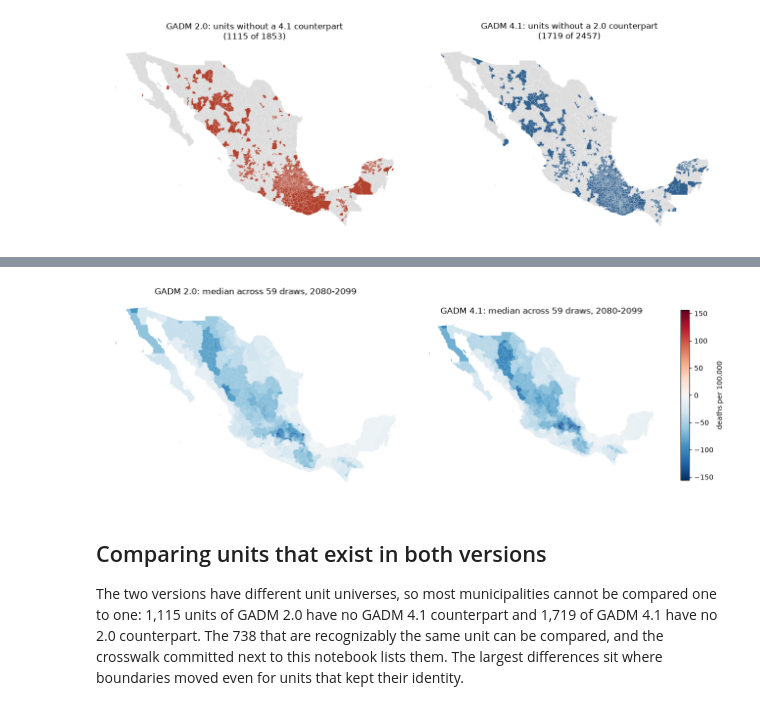
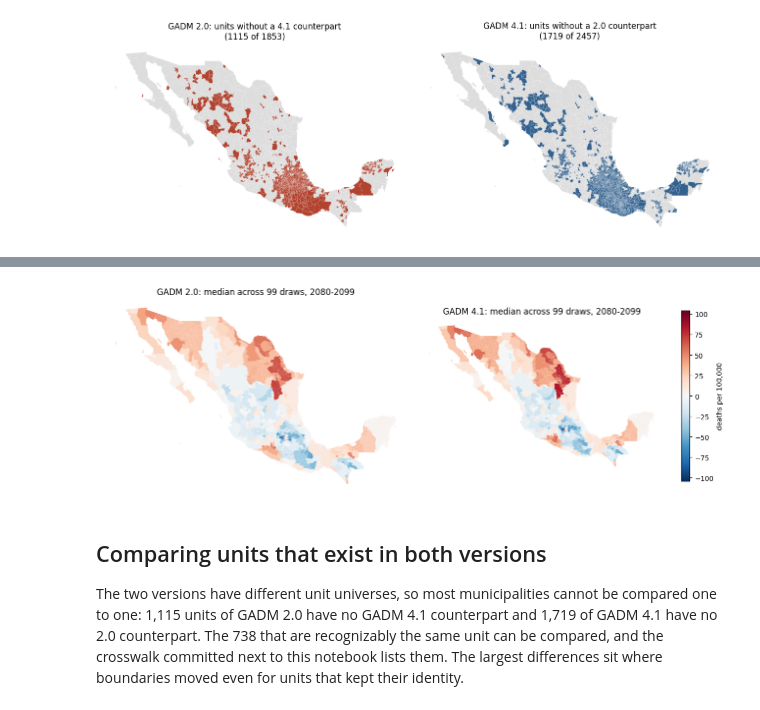
Before and after one commit to ClimateImpactLab/cil_regionalization, a Jupyter notebook: examples/rates/rates_mexico.ipynb, the cells around one changed output, grey strips where cells are left out. Saved outputs shown, nothing was run; the diff lists cells and outputs as text; code cells hidden in the pictures.

Commit message:
Rewrite Mexico notebook around the effect of climate change

```diff
--- a/examples/rates/rates_mexico.ipynb
+++ b/examples/rates/rates_mexico.ipynb
@@ -43,0 +73,13 @@ print(len(shapes20), "municipalities in GADM 2.0;", len(shapes41), "in GADM 4.1"
+# %%
+draw = compute.load_draw("batch0", "GFDL-ESM2G")
+mex = draw[draw["hierid"].str.startswith("MEX") & (draw["year"] == 2099)]
+
+def national(col):
+    return (mex[col] * mex["population"]).sum() / mex["population"].sum() * 1e5
+
+for label, col in (
+    ("full adaptation, rebased alone", "fulladapt"),
+    ("histclim, rebased alone", "histclim"),
+    ("effect of climate change", "effect"),
+):
+    print(f"{label:32s} {national(col):+8.1f} per 100,000, national, 2099")
@@ -57,14 +103,13 @@ The GADM 4.1 weights record partially covered coastal regions
 `allow_partial_coverage=True`; `compute.py` does this and the weight
 manifests record the affected regions.
 # %%
-draw = compute.load_draw("batch8", "GFDL-ESM2G")
 r20 = compute.ratio_rate(draw, "2.0")
 r41 = compute.ratio_rate(draw, "4.1")
 
 for name, r, keys in (("2.0", r20, ["ISO"]), ("4.1", r41, ["GID_0"])):
     d99 = r[r["year"] == 2099]
-    mex = d99[d99[keys[0]] == "MEX"]
-    print(f"GADM {name}: {len(mex)} Mexican municipalities, "
+    mex_units = d99[d99[keys[0]] == "MEX"]
+    print(f"GADM {name}: {len(mex_units)} Mexican municipalities, "
           f"allocated deaths {d99['deaths'].sum():.4e}, "
-          f"rates {mex['per100k'].min():.0f} to {mex['per100k'].max():.0f} per 100,000")
+          f"effects {mex_units['per100k'].min():.0f} to {mex_units['per100k'].max():.0f} per 100,000")
 # %% [output]
@@ -89,22 +134,22 @@ w_int = compute.load_weights("2.0", "per_destination")
 d = draw[draw["hierid"].isin(set(w_int.frame["hierid"]))]
 import cil_regionalization as cilreg
 intensive = cilreg.apply_weights(
-    w_int, d[["hierid", "year", "rebased"]],
-    kind="intensive", weight="pop", value_col="rebased",
+    w_int, d[["hierid", "year", "effect"]],
+    kind="intensive", weight="pop", value_col="effect",
     data_version=compute.DATA_VERSION,
     restrict_to_sources={(h,) for h in d["hierid"].unique()},
 ).frame
-intensive["per100k_intensive"] = intensive["rebased"] * 1e5
+intensive["per100k_intensive"] = intensive["effect"] * 1e5
 
 both = (r20[r20["year"] == 2099]
         .merge(intensive[intensive["year"] == 2099],
                on=["ISO", "ID_1", "ID_2", "year"]))
 both["difference"] = both["per100k"] - both["per100k_intensive"]
-growth = compute.load_draw("batch8", "GFDL-ESM2G").pivot_table(
+growth = draw.pivot_table(
     index="hierid", columns="year", values="population", aggfunc="first")
 mex_growth = growth[growth.index.str.startswith("MEX")]
-ratios = mex_growth[2099] / mex_growth[2050]
-print(f"population growth 2050 to 2099, all Mexican regions: "
+ratios = mex_growth[2099] / mex_growth[2080]
+print(f"population growth 2080 to 2099, all Mexican regions: "
       f"{ratios.min():.6f} to {ratios.max():.6f}")
 print(f"ratio vs intensive, 2099, {len(both)} municipalities: "
       f"largest |difference| {both['difference'].abs().max():.3f} per 100,000")
@@ -152,25 +210,25 @@ is why the interactive maps live in that standalone page;
 # %%
 q20 = compute.window_percentiles("2.0")
 q41 = compute.window_percentiles("4.1")
 
 def zero_centered(values):
     m = float(np.nanmax(np.abs(values)))
     return TwoSlopeNorm(vmin=-m, vcenter=0.0, vmax=m)
 
 fig, axes = plt.subplots(1, 2, figsize=(13, 6))
 for ax, shapes, q, keys, title in (
     (axes[0], shapes20, q20, ["ISO", "ID_1", "ID_2"], "GADM 2.0"),
     (axes[1], shapes41, q41, ["GID_0", "GID_1", "GID_2"], "GADM 4.1"),
 ):
     m = shapes.merge(q[q["window"] == "2080-2099"], on=keys)
     m.plot(column="q50", ax=ax, cmap="RdBu_r", norm=zero_centered(m["q50"]),
            legend=(title == "GADM 4.1"),
            legend_kwds={"label": "deaths per 100,000", "shrink": 0.6})
-    ax.set_title(f"{title}: median across 59 draws, 2080-2099")
+    ax.set_title(f"{title}: median across 99 draws, 2080-2099")
     ax.set_axis_off()
 plt.tight_layout()
 # %% [output]
-[figure, old version]
+[figure, new version]
 # %% [markdown]
 ## Comparing units that exist in both versions
 
```
Also changed, not shown: parts of 10 cells of this notebook, 1 other file.
